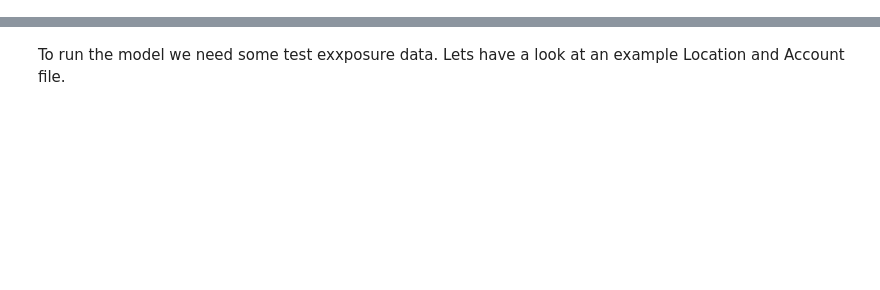
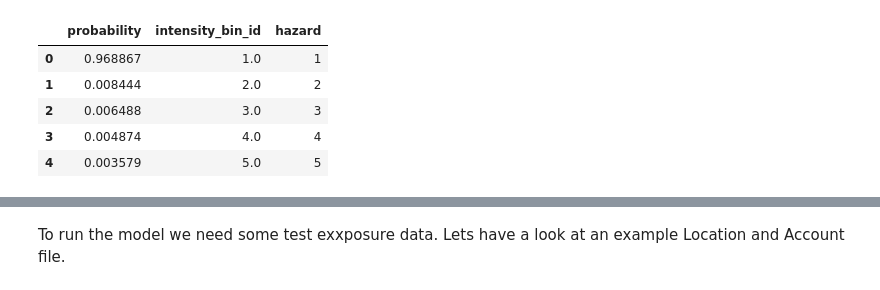
Before and after one commit to OasisLMF/ZurichWorkshop2018, a Jupyter notebook: excercise2.ipynb, the cells around one changed output, grey strips where cells are left out. Saved outputs shown, nothing was run; the diff lists cells and outputs as text; code cells hidden in the pictures; blank space fills up the shorter version.

```diff
--- a/excercise2.ipynb
+++ b/excercise2.ipynb
@@ -83 +139,19 @@ footprints.event_id.unique()
+# %%
+footprint_with_hazard_for_cell = footprint_with_hazard[footprint_with_hazard.area_peril_id == area_peril_id]
+footprint_with_hazard_for_cell = intensity_bin_dictionary.merge(
+    footprint_with_hazard_for_cell, how="left",
+    left_on="bin_id", right_on="intensity_bin_id", suffixes=('', '_dict'))
+
+footprint_with_hazard_for_cell.fillna(0)
+footprint_with_hazard_for_cell = footprint_with_hazard_for_cell.sort_values("intensity_bin_id")
+footprint_with_hazard_for_cell = footprint_with_hazard_for_cell[['probability', 'intensity_bin_id','interpolation']]
+footprint_with_hazard_for_cell = footprint_with_hazard_for_cell.rename(index=str, columns={"interpolation": "hazard"})
+footprint_with_hazard_for_cell.head()
+# %% [output]
+|  | probability | intensity_bin_id | hazard |
+| 0 | 0.968867 | 1.0 | 1 |
+| 1 | 0.008444 | 2.0 | 2 |
+| 2 | 0.006488 | 3.0 | 3 |
+| 3 | 0.004874 | 4.0 | 4 |
+| 4 | 0.003579 | 5.0 | 5 |
 # %%
```
Also changed, not shown: parts of 32 cells of this notebook, 6 other files.
